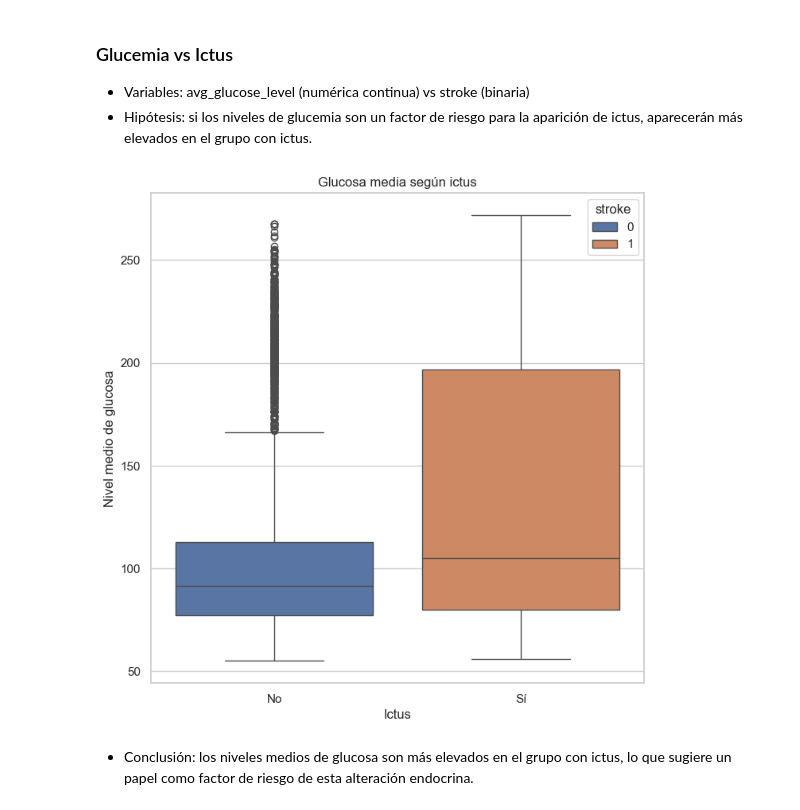
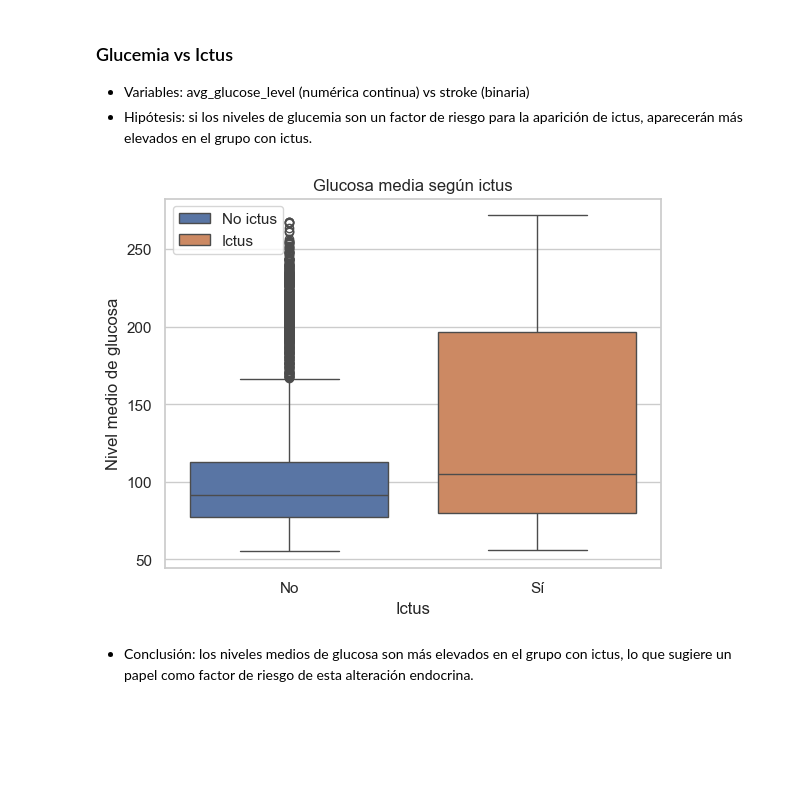
Before and after one commit to eleacos/EDA_Stroke_Prediction, a Jupyter notebook: src/notebooks/notebook-eda-inicial.ipynb, the cells around one changed output. Saved outputs shown, nothing was run; the diff lists cells and outputs as text; code cells hidden in the pictures; blank space fills up the shorter version.

```diff
--- a/src/notebooks/notebook-eda-inicial.ipynb
+++ b/src/notebooks/notebook-eda-inicial.ipynb
@@ -407,20 +407,20 @@ plt.show()
 - Hipótesis: si los niveles de glucemia son un factor de riesgo para la aparición de ictus, aparecerán más elevados en el grupo con ictus.
 # %%
 # Boxplot
-plt.figure(figsize=(8,8))
 sns.boxplot(
     x='stroke',
     y='avg_glucose_level',
     hue = 'stroke',
     data=df_stroke)
 
 plt.xlabel('Ictus')
 plt.ylabel('Nivel medio de glucosa')
 plt.title('Glucosa media según ictus')
 plt.xticks([0, 1], ['No', 'Sí'], rotation=0)
+plt.legend(['No ictus', 'Ictus'])
 plt.show()
 # %% [output]
-[figure, old version]
+[figure, new version]
 # %% [markdown]
 - Conclusión: los niveles medios de glucosa son más elevados en el grupo con ictus, lo que sugiere un papel como factor de riesgo de esta alteración endocrina.
 # %% [markdown]
```
Also changed, not shown: parts of 2 cells of this notebook.
